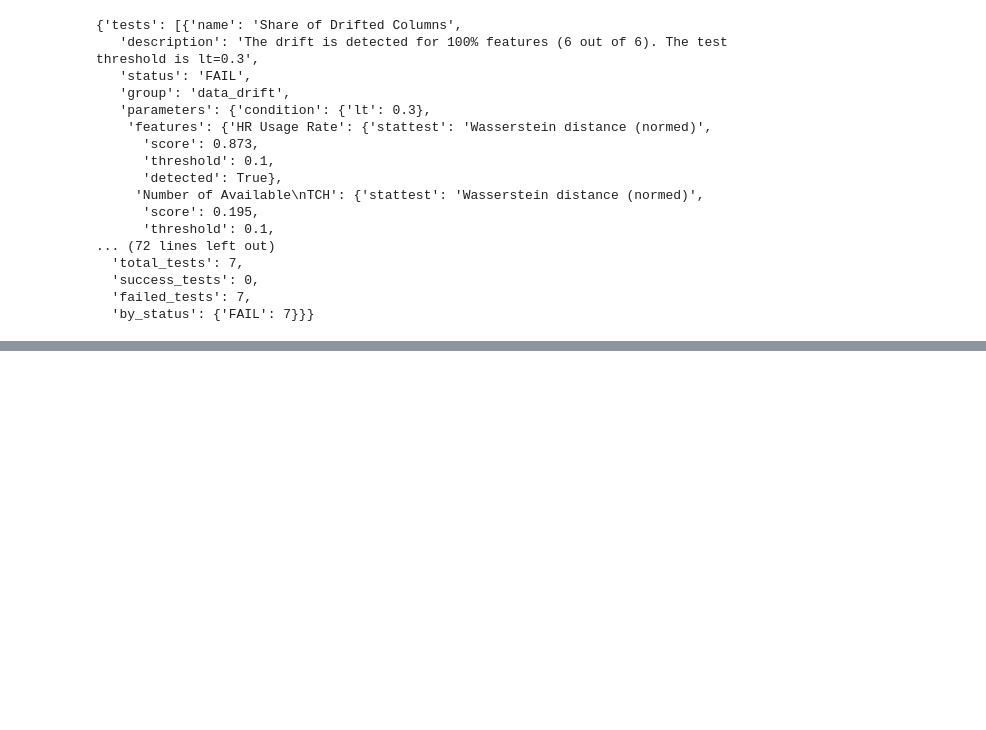
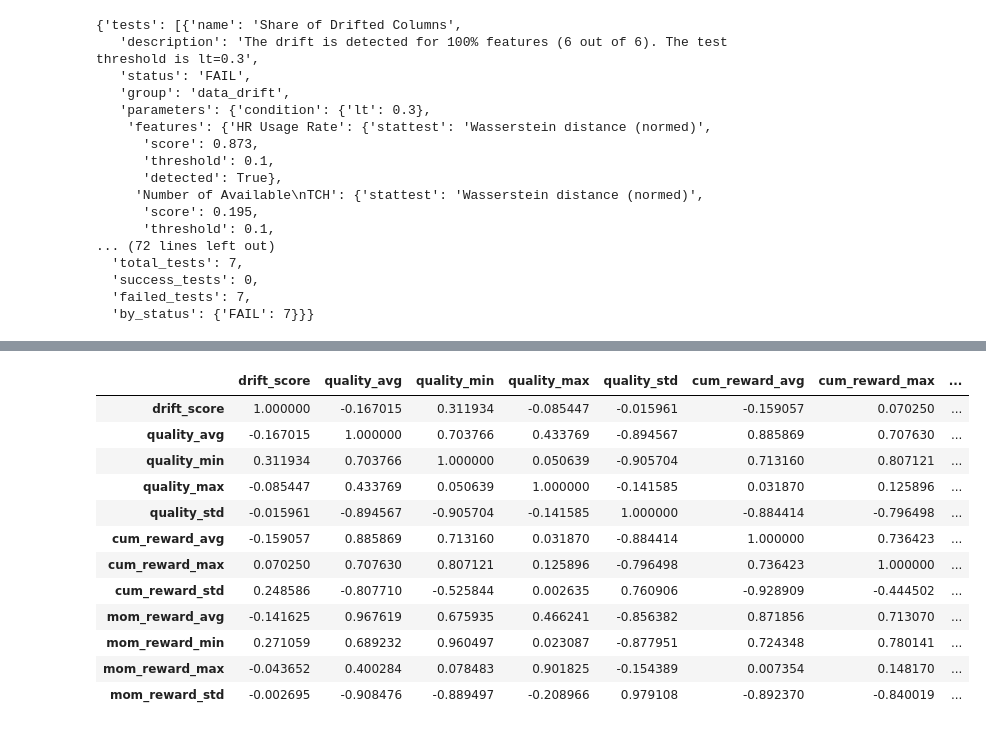
Before and after one commit to S-M157/Bachelor, a Jupyter notebook: DataDrift.ipynb, the cells around one changed output, grey strips where cells are left out. Saved outputs shown, nothing was run; the diff lists cells and outputs as text; code cells hidden in the pictures; blank space fills up the shorter version.

Commit message:
DataDrift debugged.

```diff
--- a/DataDrift.ipynb
+++ b/DataDrift.ipynb
@@ -259,0 +343,3 @@ data_drift_report.show()
+# %%
+ds_test = pd.read_csv('data/generated/drift_scores_rewards_new_agent_train-test_no_sample.csv', index_col=0)
+ds_train = pd.read_csv('data/generated/drift_scores_rewards_new_agent_train-train_no_sample.csv', index_col=0)
@@ -259,0 +376,16 @@ data_drift_report.show()
+# %%
+ds_test[ds_test.columns[1:]].corr()
+# %% [output]
+|  | drift_score | quality_avg | quality_min | quality_max | quality_std | cum_reward_avg | cum_reward_max | ... |
+| drift_score | 1.000000 | -0.167015 | 0.311934 | -0.085447 | -0.015961 | -0.159057 | 0.070250 | ... |
+| quality_avg | -0.167015 | 1.000000 | 0.703766 | 0.433769 | -0.894567 | 0.885869 | 0.707630 | ... |
+| quality_min | 0.311934 | 0.703766 | 1.000000 | 0.050639 | -0.905704 | 0.713160 | 0.807121 | ... |
+| quality_max | -0.085447 | 0.433769 | 0.050639 | 1.000000 | -0.141585 | 0.031870 | 0.125896 | ... |
+| quality_std | -0.015961 | -0.894567 | -0.905704 | -0.141585 | 1.000000 | -0.884414 | -0.796498 | ... |
+| cum_reward_avg | -0.159057 | 0.885869 | 0.713160 | 0.031870 | -0.884414 | 1.000000 | 0.736423 | ... |
+| cum_reward_max | 0.070250 | 0.707630 | 0.807121 | 0.125896 | -0.796498 | 0.736423 | 1.000000 | ... |
+| cum_reward_std | 0.248586 | -0.807710 | -0.525844 | 0.002635 | 0.760906 | -0.928909 | -0.444502 | ... |
+| mom_reward_avg | -0.141625 | 0.967619 | 0.675935 | 0.466241 | -0.856382 | 0.871856 | 0.713070 | ... |
+| mom_reward_min | 0.271059 | 0.689232 | 0.960497 | 0.023087 | -0.877951 | 0.724348 | 0.780141 | ... |
+| mom_reward_max | -0.043652 | 0.400284 | 0.078483 | 0.901825 | -0.154389 | 0.007354 | 0.148170 | ... |
+| mom_reward_std | -0.002695 | -0.908476 | -0.889497 | -0.208966 | 0.979108 | -0.892370 | -0.840019 | ... |
```
Also changed, not shown: parts of 18 cells of this notebook.
